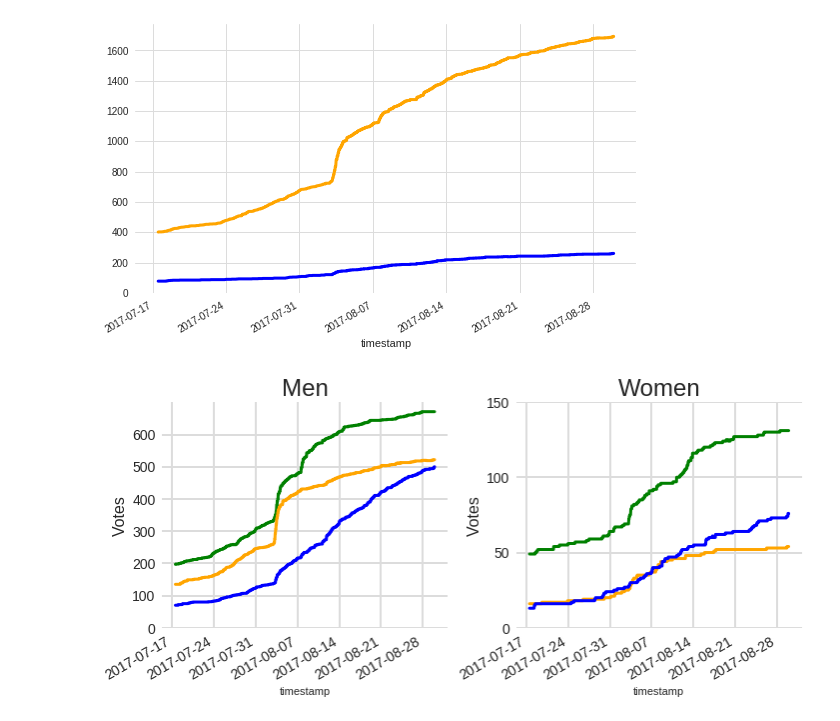
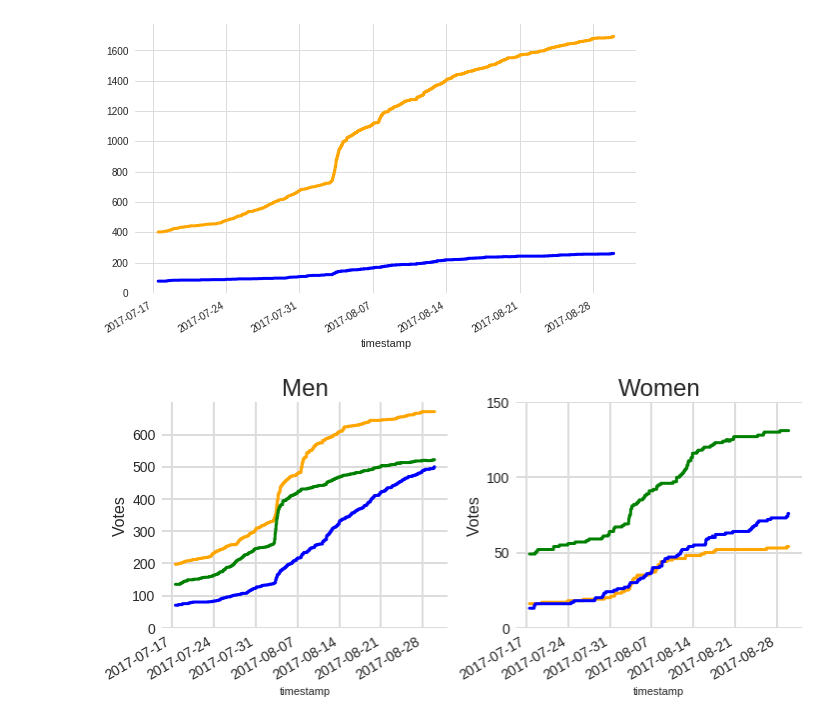
Before and after one commit to bloominstituteoftechnology/DS-Sprint-02-Storytelling-With-Data, a Jupyter notebook: module3-make-explanatory-visualizations/LS_DS_123_Make_explanatory_visualizations.ipynb, the cells around one changed output. Drawn from its saved outputs; the diff is of its cells as text; code cells hidden in the pictures.

```diff
--- a/module3-make-explanatory-visualizations/LS_DS_123_Make_explanatory_visualizations.ipynb
+++ b/module3-make-explanatory-visualizations/LS_DS_123_Make_explanatory_visualizations.ipynb
@@ -368,33 +359,31 @@ plt.style.available
 # %%
 plt.style.use('seaborn')
 f, ax = plt.subplots(figsize=(10,8))
 plt.rcParams['axes.facecolor'] = 'white'
 
 
 plt.subplot(2, 2, 1)
-df_males['1_votes'].plot(color='green', linewidth=3)
+df_males['1_votes'].plot(color='orange', linewidth=3)
 df_males['2_9'].plot(color='blue', linewidth=3)
-df_males['10_votes'].plot(color='orange', linewidth=3)
+df_males['10_votes'].plot(color='green', linewidth=3)
 plt.grid(color='#dcdcdc', linestyle='solid')
 plt.title('Men',fontsize=24)
 plt.ylabel('Votes',fontsize=16)
 plt.tick_params(axis='both',labelsize=14)
 plt.yticks(range(0,700, 100))
 plt.grid(color='#dcdcdc', linestyle='solid', linewidth=2)
 plt.tight_layout()
-
-
 
 
 plt.subplot(2, 2, 2)
 df_females['1_votes'].plot(color='orange', linewidth=3)
 df_females['2_9'].plot(color='blue', linewidth=3)
 df_females['10_votes'].plot(color='green', linewidth=3)
 plt.title('Women',fontsize=24)
 plt.ylabel('Votes',fontsize=16)
 plt.tick_params(axis='both',labelsize=14)
 plt.yticks(range(0,160, 50))
 plt.grid(color='#dcdcdc', linestyle='solid', linewidth=2)
 plt.tight_layout()
 # %% [output]
-[figure, old version]
+[figure, new version]
```
Also changed, not shown: parts of 1 cell of this notebook.
